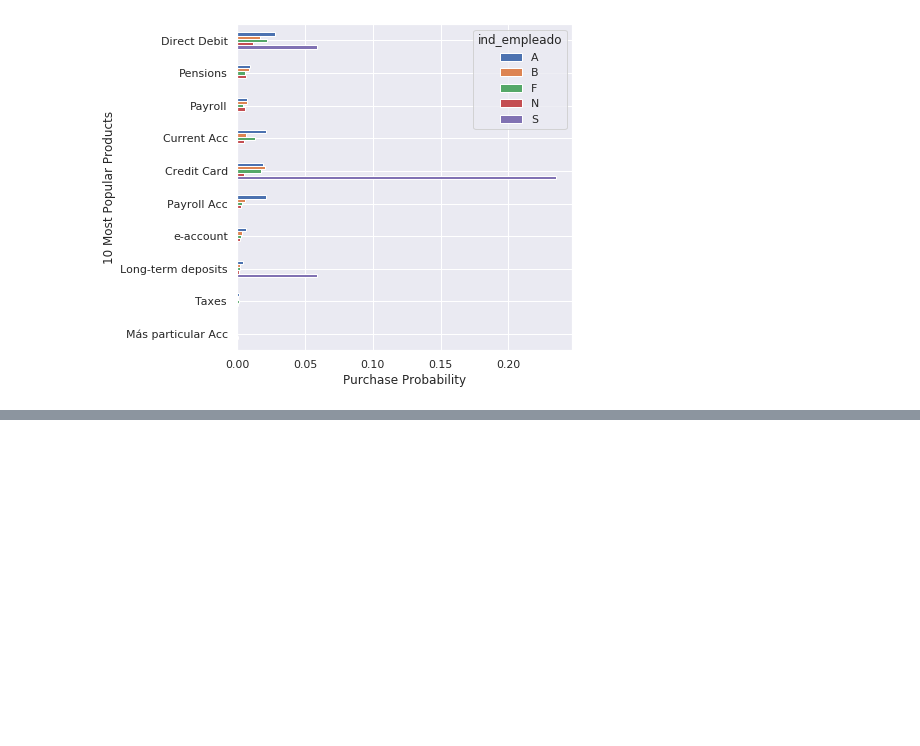
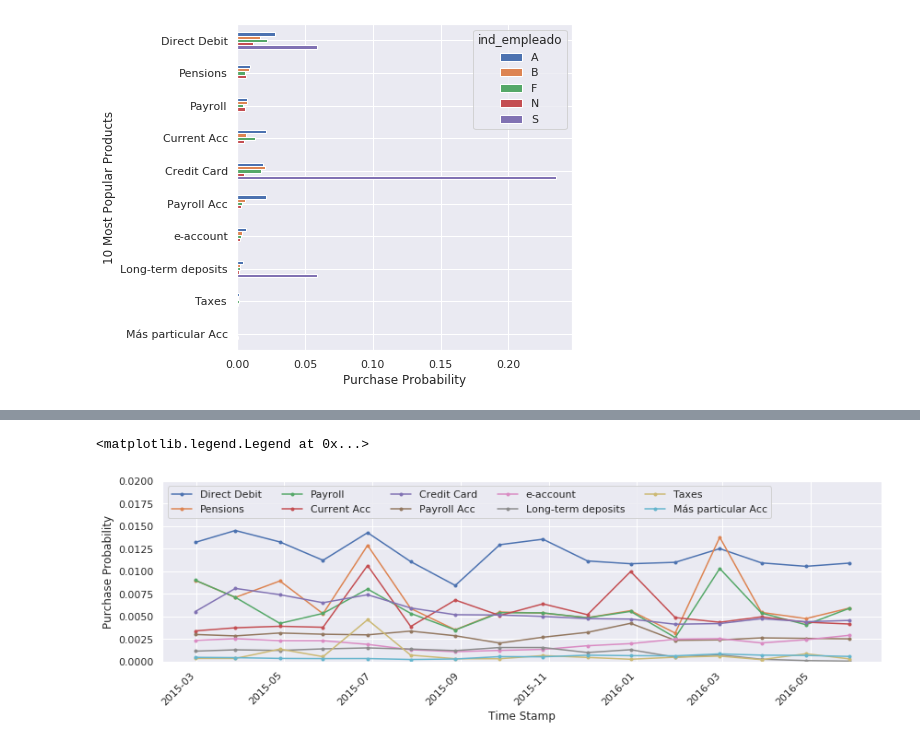
Before and after one commit to nguyentrunghai/Kaggle_projects, a Jupyter notebook: Santander_Product_Recomendation/exploratory.ipynb, the cells around one changed output, grey strips where cells are left out. Saved outputs shown, nothing was run; the diff lists cells and outputs as text; code cells hidden in the pictures; blank space fills up the shorter version.

```diff
--- a/Santander_Product_Recomendation/exploratory.ipynb
+++ b/Santander_Product_Recomendation/exploratory.ipynb
@@ -440,0 +486,8 @@ Text(0, 0.5, '10 Most Popular Products')
+# %%
+prob_by_prod = df_train[TEN_MOST_POP_PROD].groupby(df_train["fecha_dato"]).apply(
+    lambda df: pur_prob_by_prod(df, TEN_MOST_POP_PROD))
+
+cols = [col.replace("_just_purchased", "") for col in prob_by_prod.columns]
+cols = [PROD_ENG[col] for col in cols]
+prob_by_prod.columns = cols
+prob_by_prod
@@ -440,0 +514,10 @@ Text(0, 0.5, '10 Most Popular Products')
+# %%
+fig, ax = plt.subplots(nrows=1, ncols=1, figsize=(14, 4))
+prob_by_prod[1:].plot(kind="line", marker=".", rot=45, ax=ax)
+ax.set_xlabel("Time Stamp")
+ax.set_ylabel("Purchase Probability")
+ax.set_ylim([0, 0.02])
+ax.legend(loc="upper left", ncol=5)
+# %% [output]
+<matplotlib.legend.Legend at 0x...>
+[figure, added]
```
Also changed, not shown: parts of 25 cells of this notebook.
